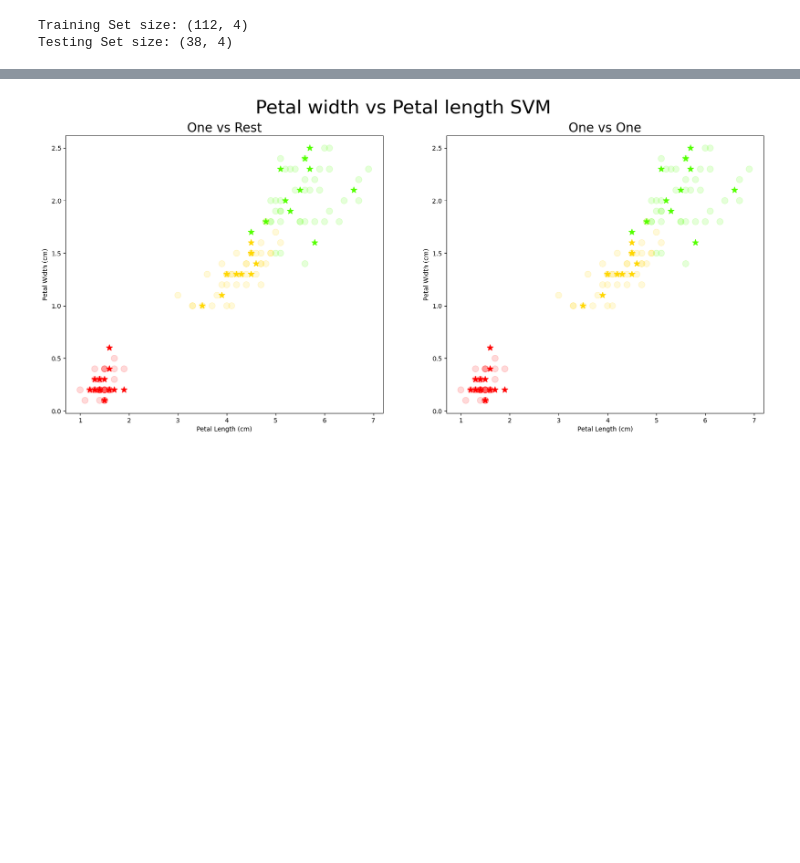
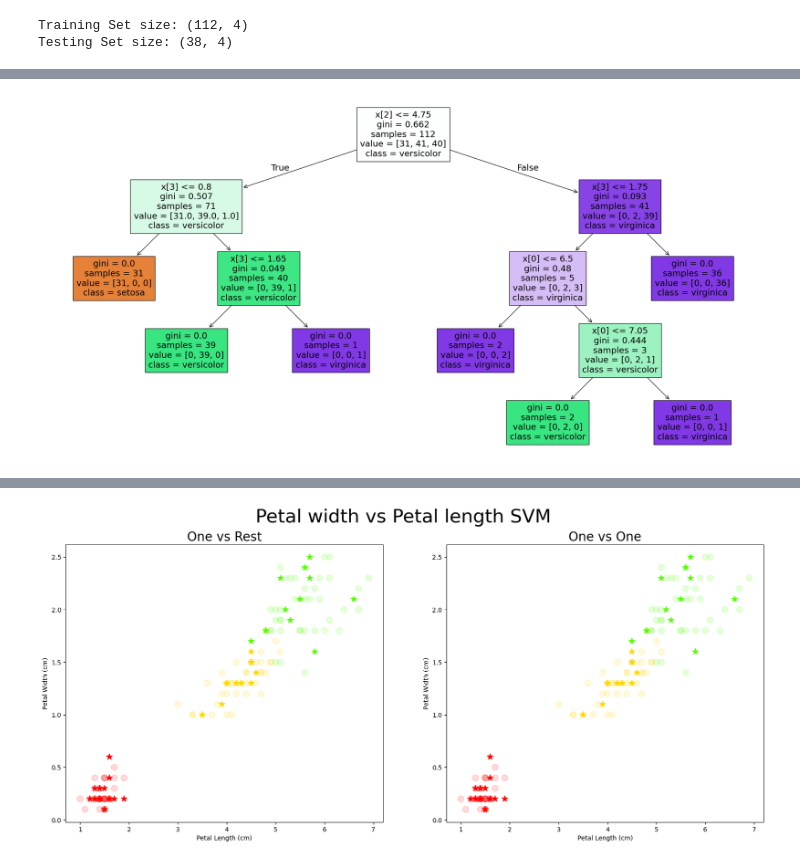
Before and after one commit to josep-audenis/Iris, a Jupyter notebook: iris.ipynb, the cells around one changed output, grey strips where cells are left out. Saved outputs shown, nothing was run; the diff lists cells and outputs as text; code cells hidden in the pictures; blank space fills up the shorter version.

```diff
--- a/iris.ipynb
+++ b/iris.ipynb
@@ -181,0 +221,10 @@ Testing Set size: (38, 4)
+# %%
+tree = DecisionTreeClassifier()
+tree.fit(x_train, y_train)
+y_pred = tree.predict(x_test)
+# %%
+plt.figure(figsize=(20, 10), layout="constrained")
+tree_plot = plot_tree(tree, filled=True, impurity=True, class_names=class_names)
+plt.show()
+# %% [output]
+[figure, added]
```
Also changed, not shown: parts of 18 cells of this notebook.
